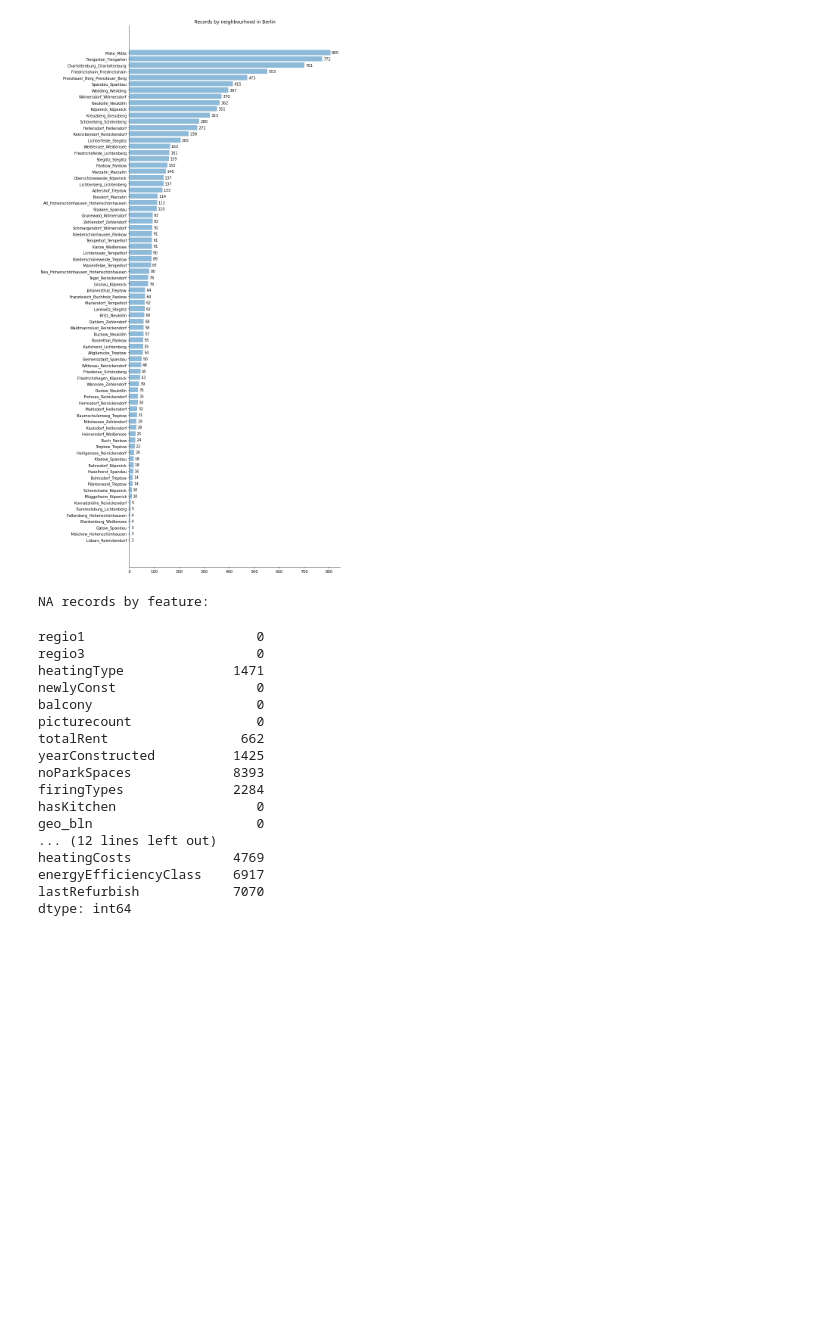
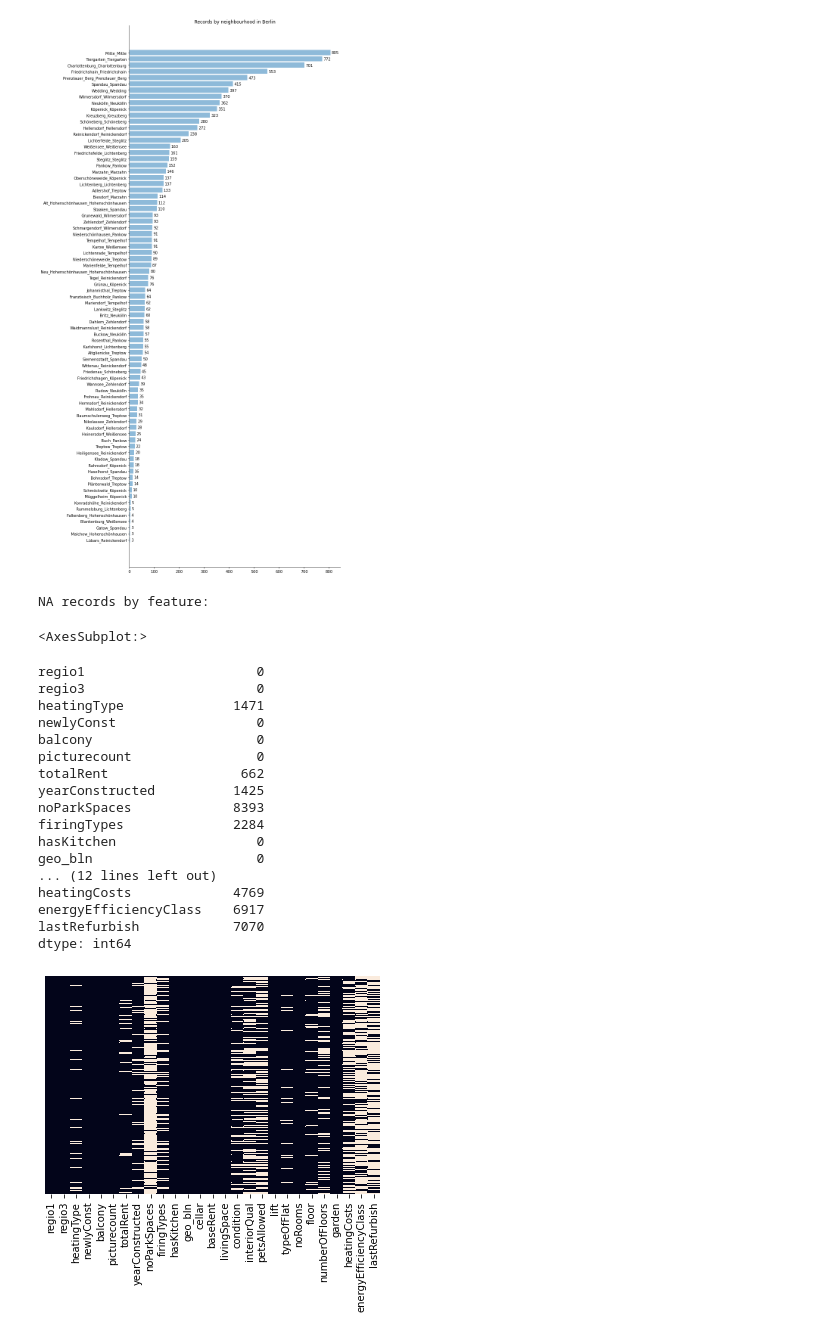
Before and after one commit to razorcd/ml-project, a Jupyter notebook: capstone-project/data_analysis.ipynb, the cells around one changed output. Drawn from its saved outputs; the diff is of its cells as text; code cells hidden in the pictures; blank space fills up the shorter version.

Commit message:
adds NA heatmap

```diff
--- a/capstone-project/data_analysis.ipynb
+++ b/capstone-project/data_analysis.ipynb
@@ -81,32 +81,39 @@ plot_barh(records_by_neighbourhood_in_berlin, "Records by neighbourhood in Berli
 # %% [output]
 [figure]
 # %%
+import seaborn as sns
+
 useful_columns = [
     'regio1', 'regio3', 'heatingType', 'newlyConst', 'balcony', 'picturecount', 'totalRent', 'yearConstructed', 'noParkSpaces', 'firingTypes', 'hasKitchen', 'geo_bln', 'cellar', 'baseRent', 'livingSpace', 'condition', 'interiorQual', 'petsAllowed', 'lift', 'typeOfFlat', 'noRooms', 'floor', 'numberOfFloors', 'garden', 'heatingCosts', 'energyEfficiencyClass', 'lastRefurbish',
 ]
 berlinDf_select = berlinDf[useful_columns]
 
 print("NA records by feature:")
+
+display(sns.heatmap(berlinDf_select.isna(), yticklabels=False, cbar=False, ))
+
 berlinDf_select.isna().sum()
 # %% [output]
 NA records by feature:
-regio1                      0
-regio3                      0
-heatingType              1471
-newlyConst                  0
-balcony                     0
-picturecount                0
-totalRent                 662
-yearConstructed          1425
-noParkSpaces             8393
-firingTypes              2284
-hasKitchen                  0
-geo_bln                     0
-... (12 lines left out)
-heatingCosts             4769
-energyEfficiencyClass    6917
-lastRefurbish            7070
-dtype: int64
+<AxesSubplot:>
+regio1                      0
+regio3                      0
+heatingType              1471
+newlyConst                  0
+balcony                     0
+picturecount                0
+totalRent                 662
+yearConstructed          1425
+noParkSpaces             8393
+firingTypes              2284
+hasKitchen                  0
+geo_bln                     0
+... (12 lines left out)
+heatingCosts             4769
+energyEfficiencyClass    6917
+lastRefurbish            7070
+dtype: int64
+[figure, added]
 # %%
 
 # We will be removing: ['yearConstructed', 'noParkSpaces', 'floor', 'numberOfFloors', 'typeOfFlat', 'heatingCosts', 'lastRefurbish', 'interiorQual']
```
Also changed, not shown: parts of 11 cells of this notebook.
